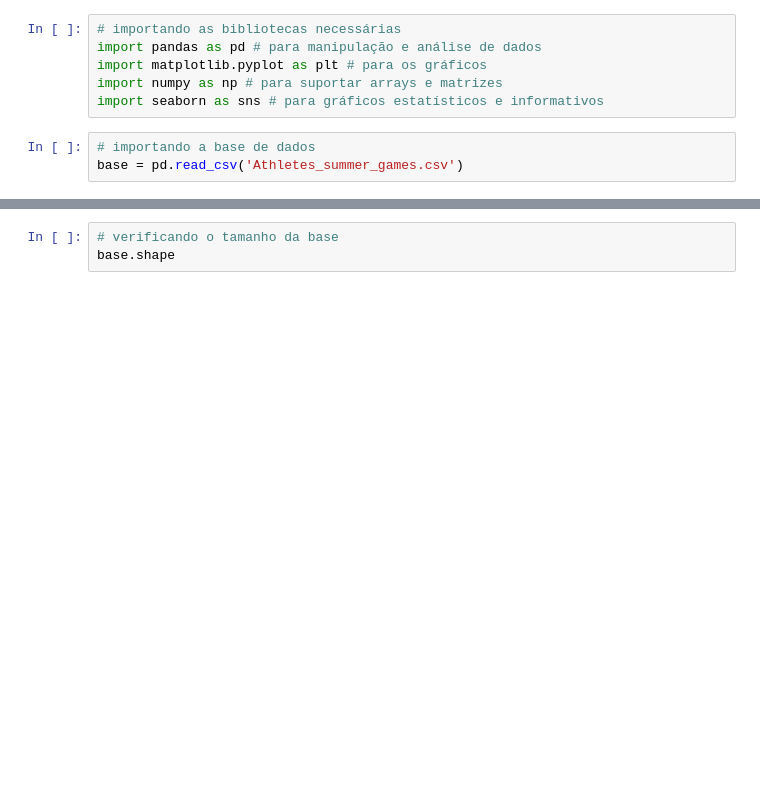
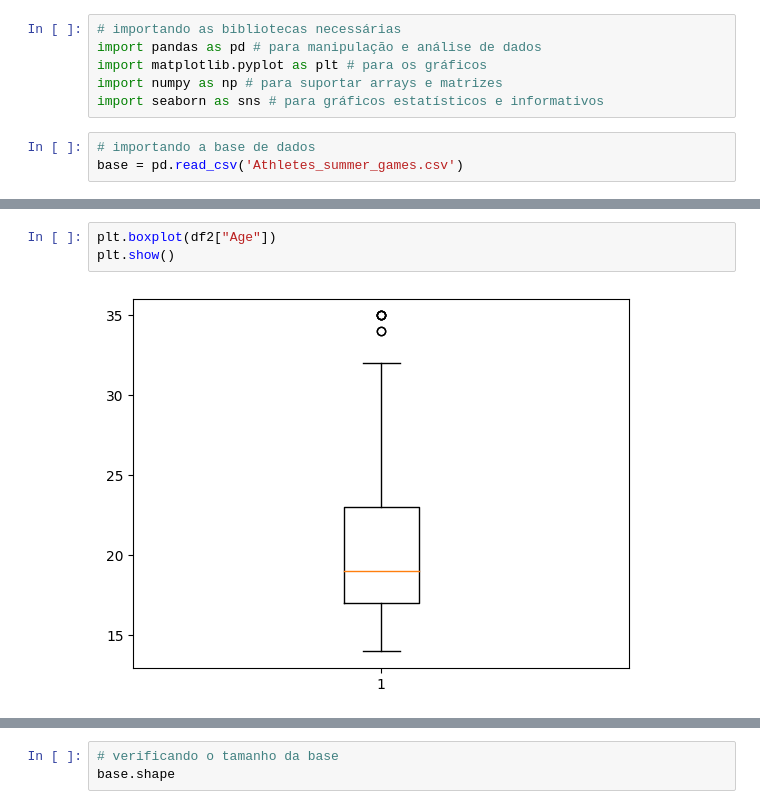
Before and after one commit to lucilagabriela/olimpiadas, a Jupyter notebook: Análise Exploratória de Dados.ipynb, the cells around one changed output, grey strips where cells are left out. Saved outputs shown, nothing was run; the diff lists cells and outputs as text; blank space fills up the shorter version.

```diff
--- a/Análise Exploratória de Dados.ipynb
+++ b/Análise Exploratória de Dados.ipynb
@@ -50,0 +97,5 @@ base.head(10)
+# %%
+plt.boxplot(df2["Age"])
+plt.show()
+# %% [output]
+[figure, added]
```
Also changed, not shown: parts of 19 cells of this notebook.
